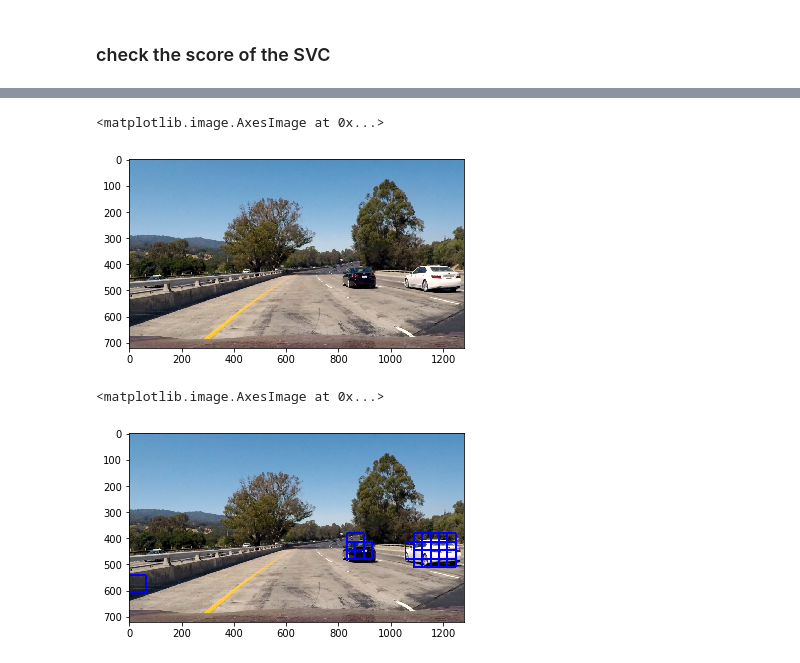
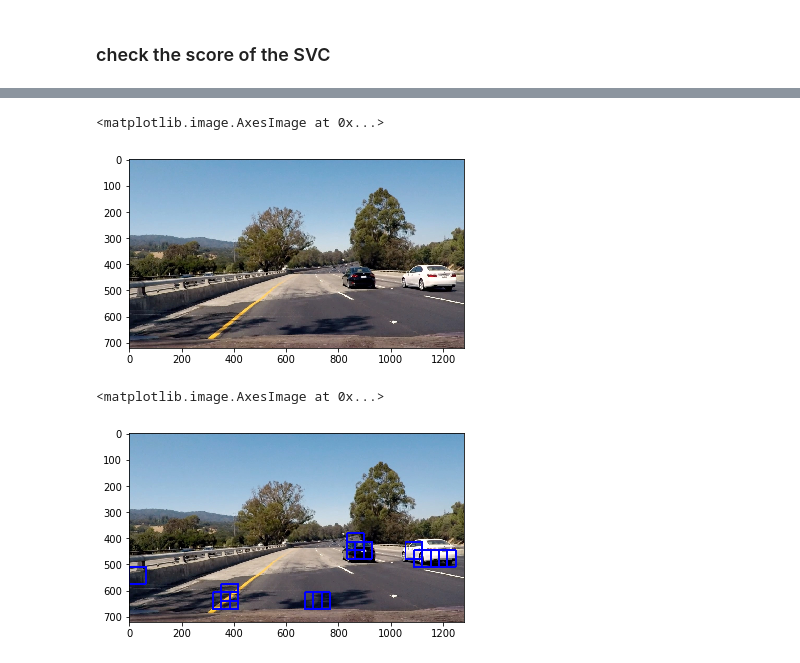
Before and after one commit to root221/CarND-Vehicle-Detection, a Jupyter notebook: VehicleDetectionAndTracking.ipynb, the cells around one changed output, grey strips where cells are left out. Cells and saved outputs as stored; diff of their text form; code cells hidden in the pictures.

Commit message:
can find car with a low accuracy

```diff
--- a/VehicleDetectionAndTracking.ipynb
+++ b/VehicleDetectionAndTracking.ipynb
@@ -291,18 +309,33 @@ plt.imshow(window_img)
 # %%
-image = cv2.imread('test_images/test1.jpg')
+image = cv2.imread('test_images/test4.jpg')
 image = cv2.cvtColor(image,cv2.COLOR_BGR2RGB)
 plt.imshow(image)
 # %% [output]
 <matplotlib.image.AxesImage at 0x...>
-[figure, old version]
+[figure, new version]
+# %%
+def convert_color(img,conv):
+    if conv == 'RGB2YCrCb':
+        return cv2.cvtColor(img, cv2.COLOR_RGB2YCrCb)
+
+    if conv == 'RGB2HSV':
+        return cv2.cvtColor(img,cv2.COLOR_RGB2HSV)
+
+    if conv == 'RGB2YUV':
+        return cv2.cvtColor(img,cv2.COLOR_RGB2YUV)
 # %%
-def find_cars(img,orient,pix_per_cell,cell_per_block,svc,cells_per_step,ystart,ystop):
+def find_cars(img,scale,orient,pix_per_cell,cell_per_block,svc,cells_per_step,ystart,ystop):
+
+    bbox_list = []
 
     draw_img = img.copy()
     window = 64
     features = []
 
     img_tosearch = img[ystart:ystop,:,:]
+    img_tosearch = convert_color(img_tosearch, conv='RGB2YUV')
+    if scale != 1:
+        img_tosearch = cv2.resize(img_tosearch,(np.int(img_tosearch.shape[1]/scale), np.int(img_tosearch.shape[0]/scale)))
 
     ch1 = img_tosearch[:,:,0]
     ch2 = img_tosearch[:,:,1]
@@ -313,16 +346,18 @@ def find_cars(img,orient,pix_per_cell,cell_per_block,svc,cells_per_step,ystart,y
 
     nblocks_per_window = (window // pix_per_cell) - cell_per_block + 1
 
-    nx_steps = (nx_blocks - nblocks_per_window) // cells_per_step
-    ny_steps = (ny_blocks - nblocks_per_window) // cells_per_step
+    nx_steps = (nx_blocks - nblocks_per_window) // cells_per_step + 1
+    ny_steps = (ny_blocks - nblocks_per_window) // cells_per_step + 1
 
-    a = 0
     # Compute individual channel HOG features for the entire image
     hog1 = get_hog_features(ch1,orient,pix_per_cell,cell_per_block,vis=False,feature_vec=False)
     hog2 = get_hog_features(ch2,orient,pix_per_cell,cell_per_block,vis=False,feature_vec=False)
     hog3 = get_hog_features(ch3,orient,pix_per_cell,cell_per_block,vis=False,feature_vec=False)
+
+
     for x in range(nx_steps):
         for y in range(ny_steps):
+
             features = []
             ypos = y * cells_per_step
             xpos = x * cells_per_step
@@ -345,6 +380,8 @@ def find_cars(img,orient,pix_per_cell,cell_per_block,svc,cells_per_step,ystart,y
             hog1_feature = hog1[ypos:ypos+nblocks_per_window,xpos:xpos+nblocks_per_window].ravel()
             hog2_feature = hog2[ypos:ypos+nblocks_per_window,xpos:xpos+nblocks_per_window].ravel()
             hog3_feature = hog3[ypos:ypos+nblocks_per_window,xpos:xpos+nblocks_per_window].ravel()
+
+
             features.append(hog1_feature)
             features.append(hog2_feature)
             features.append(hog3_feature)
@@ -356,13 +393,21 @@ def find_cars(img,orient,pix_per_cell,cell_per_block,svc,cells_per_step,ystart,y
 
 
             if predict:
-                cv2.rectangle(draw_img,(xleft, ytop+ystart),(xleft+window,ytop+window+ystart)\
-                              ,(0,0,255),6)
-    return draw_img
+                xleft_draw = np.int(xleft * scale)
+                ytop_draw = np.int(ytop * scale)
+                window_draw = np.int(window * scale)
+                left_top = (xleft_draw, ytop_draw+ystart)
+                right_bottom = (xleft_draw+window_draw,ytop_draw+window_draw+ystart)
+                bbox_list.append((left_top,right_bottom))
+                cv2.rectangle(draw_img,(xleft_draw, ytop_draw+ystart),(xleft_draw+window_draw,ytop_draw+window_draw+ystart)\
+                    ,(0,0,255),6)
+
+    return draw_img,bbox_list
 # %%
-draw_img = find_cars(image,9,8,2,svc,4,350,720)
+scale = 1
+draw_img,bbox_list = find_cars(image,scale,9,8,2,svc,4,350,720)
 
 plt.imshow(draw_img)
 # %% [output]
 <matplotlib.image.AxesImage at 0x...>
-[figure, old version]
+[figure, new version]
```
Also changed, not shown: parts of 15 cells of this notebook.
